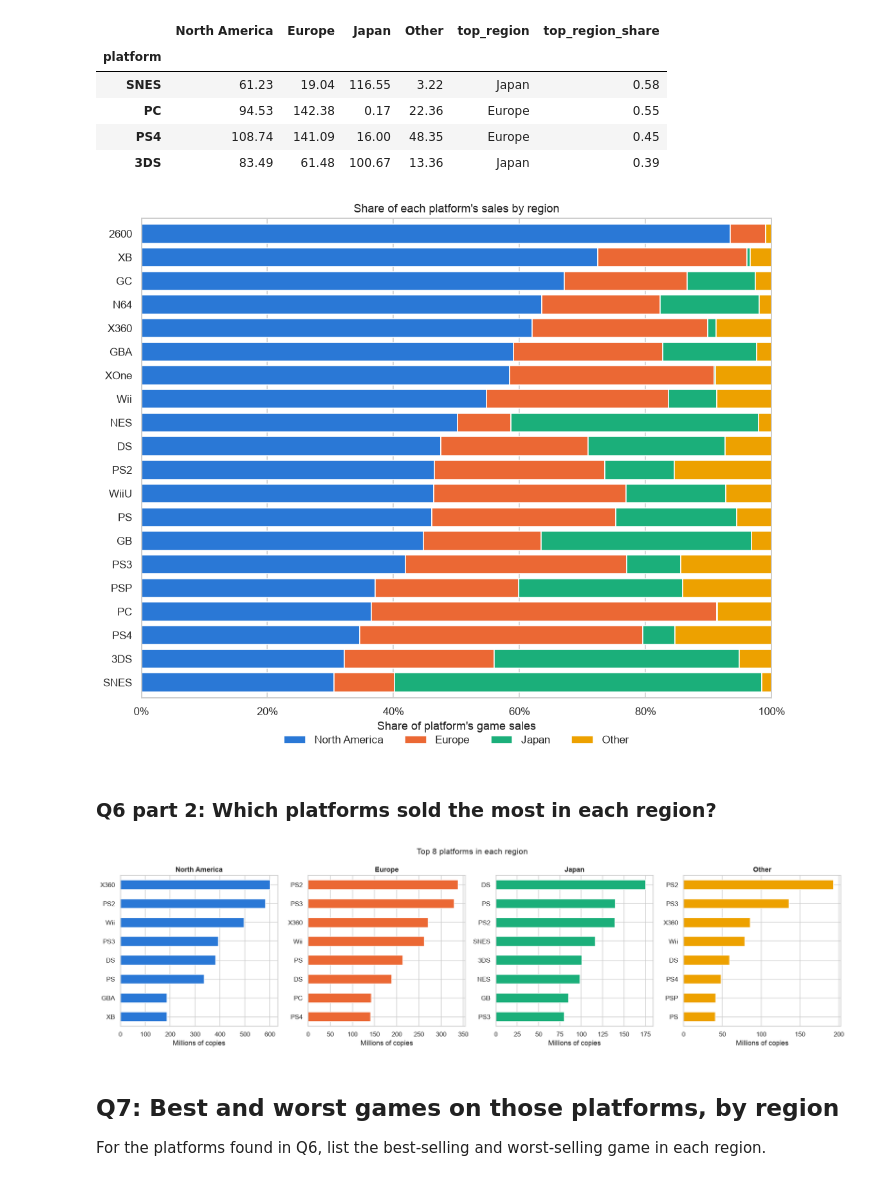
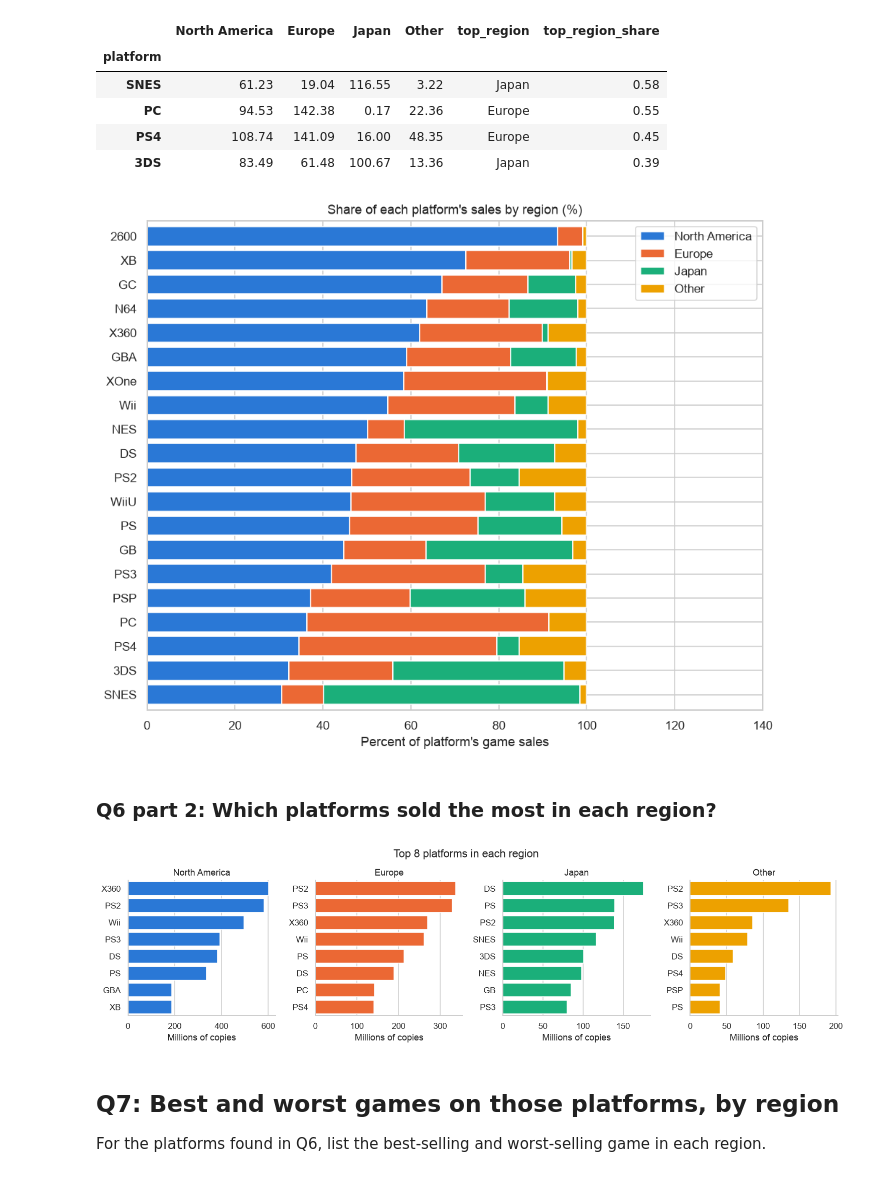
Before and after one commit to BCStoner/CSC330-Video-Game-Analysis-, a Jupyter notebook: notebooks/analysis.ipynb, the cells around one changed output. Cells and saved outputs as stored; diff of their text form; code cells hidden in the pictures.

```diff
--- a/notebooks/analysis.ipynb
+++ b/notebooks/analysis.ipynb
@@ -13,16 +13,15 @@ Only rows that have sales numbers are used here (the VGChartz rows). Metacritic-
 ## Setup
 # %%
 import pandas as pd
-import matplotlib.pyplot as plt
 import seaborn as sns
+import re
 
 CLEAN = "../data/clean/"
 
 BLUE = "#2a78d6"
 REGION_COLORS = {"North America": "#2a78d6", "Europe": "#eb6834", "Japan": "#1baf7a", "Other": "#eda100"}
 
-sns.set_theme(style="whitegrid")
-plt.rcParams["figure.dpi"] = 110
+sns.set_theme(style="whitegrid", rc={"figure.figsize": (9, 6), "figure.dpi": 110, "legend.loc": "upper right"})
 # %%
 df = pd.read_csv(CLEAN + "games_final.csv", low_memory=False)
 sales = df[df["global_sales"].notna()].copy()
@@ -348,38 +339,35 @@ Platforms where North America was not the biggest region:
 | PS4 | 108.74 | 141.09 | 16.00 | 48.35 | Europe | 0.45 |
 | 3DS | 83.49 | 61.48 | 100.67 | 13.36 | Japan | 0.39 |
 # %%
-order = region_share.sort_values("North America").index
+region_pct = region_share * 100
+order = region_pct.sort_values("North America").index
+title = "Share of each platform's sales by region (%)"
 
-ax = region_share.loc[order].plot.barh(
-    stacked=True, color=REGION_COLORS, width=0.8, edgecolor="white", figsize=(10, 8),
-)
-
-ax.set_xlim(0, 1)
-ax.set_ylabel("")
-ax.xaxis.set_major_formatter(plt.FuncFormatter(lambda x, _: f"{x:.0%}"))
-ax.set_title("Share of each platform's sales by region")
-ax.set_xlabel("Share of platform's game sales")
-ax.legend(loc="lower center", bbox_to_anchor=(0.5, -0.12), ncol=4, frameon=False)
-
-plt.tight_layout()
+region_pct.loc[order].plot.barh(
+    stacked=True, color=REGION_COLORS, width=0.8, figsize=(10, 8), xlim=(0, 140),
+    title=title,
+    xlabel="Percent of platform's game sales", ylabel="",
+).figure.savefig(f'../figures/{title_to_file_name(title)}.png', dpi=200, bbox_inches="tight")
 # %% [output]
-[figure, old version]
+[figure, new version]
 # %% [markdown]
 ### Q6 part 2: Which platforms sold the most in each region?
 # %%
-fig, axes = plt.subplots(1, 4, figsize=(18, 5))
+# long format: one row per platform + region, then keep the top 8 platforms in each region
+by_region = region_totals[list(REGIONS.values())].reset_index().melt(id_vars="platform", var_name="region", value_name="sales")
+top8 = by_region.sort_values("sales", ascending=False).groupby("region").head(8)
+title = "Top 8 platforms in each region"
 
-for ax, (region, color) in zip(axes, REGION_COLORS.items()):
-    top = region_totals[region].sort_values(ascending=False).head(8)[::-1]
-    top.plot.barh(ax=ax, color=color)
-    ax.set_title(region, fontweight="bold")
-    ax.set_ylabel("")
-    ax.set_xlabel("Millions of copies")
-
-fig.suptitle("Top 8 platforms in each region", fontsize=14)
-plt.tight_layout()
+g = sns.catplot(
+    data=top8, x="sales", y="platform", col="region", col_order=list(REGIONS.values()),
+    hue="region", palette=REGION_COLORS, legend=False, saturation=1,
+    kind="bar", sharex=False, sharey=False, height=3.5, aspect=1,
+)
+g.set_titles("{col_name}").set_axis_labels("Millions of copies", "")
+g.figure.suptitle(title, y=1.05)
+g.savefig(f'../figures/{title_to_file_name(title)}.png', dpi=200, bbox_inches="tight")
 # %% [output]
-[figure, old version]
+[figure, new version]
 # %% [markdown]
 ## Q7: Best and worst games on those platforms, by region
 
```
Also changed, not shown: parts of 11 cells of this notebook, 12 other files.
